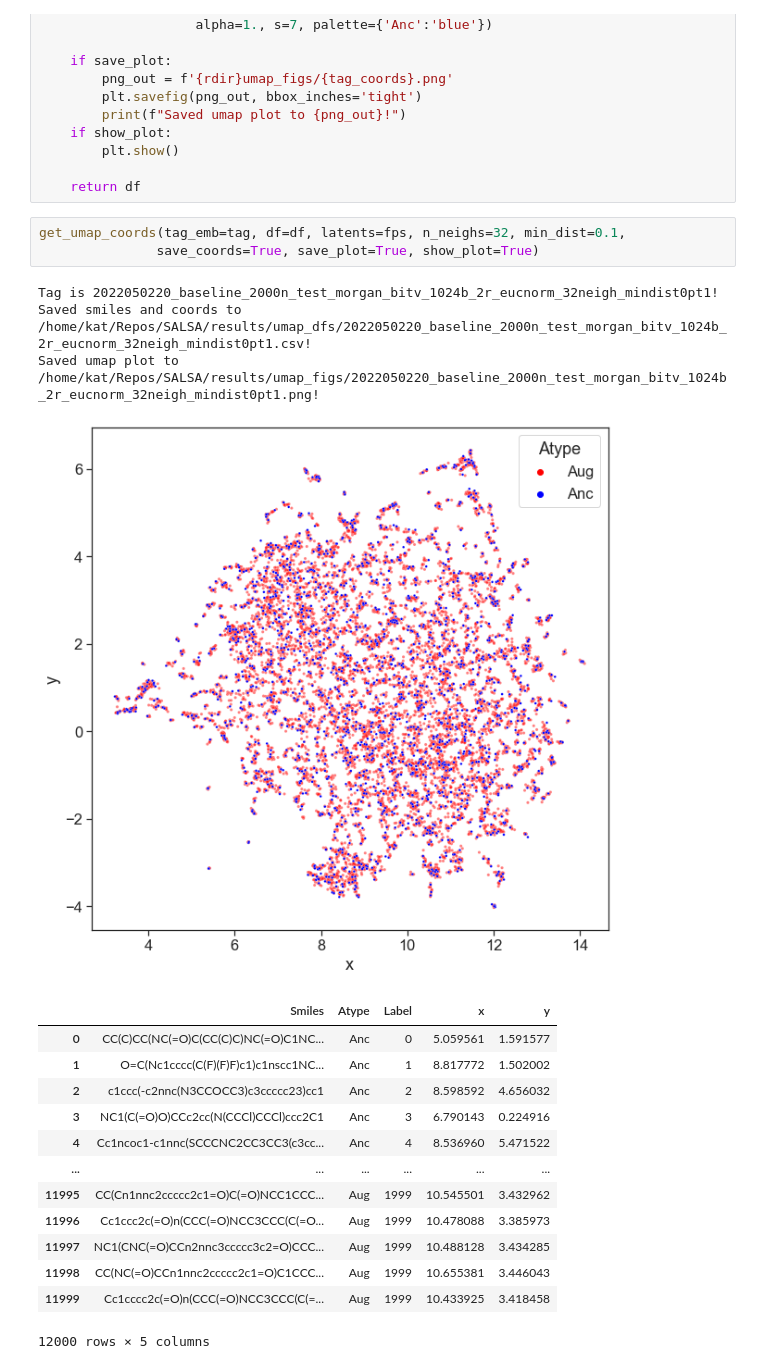
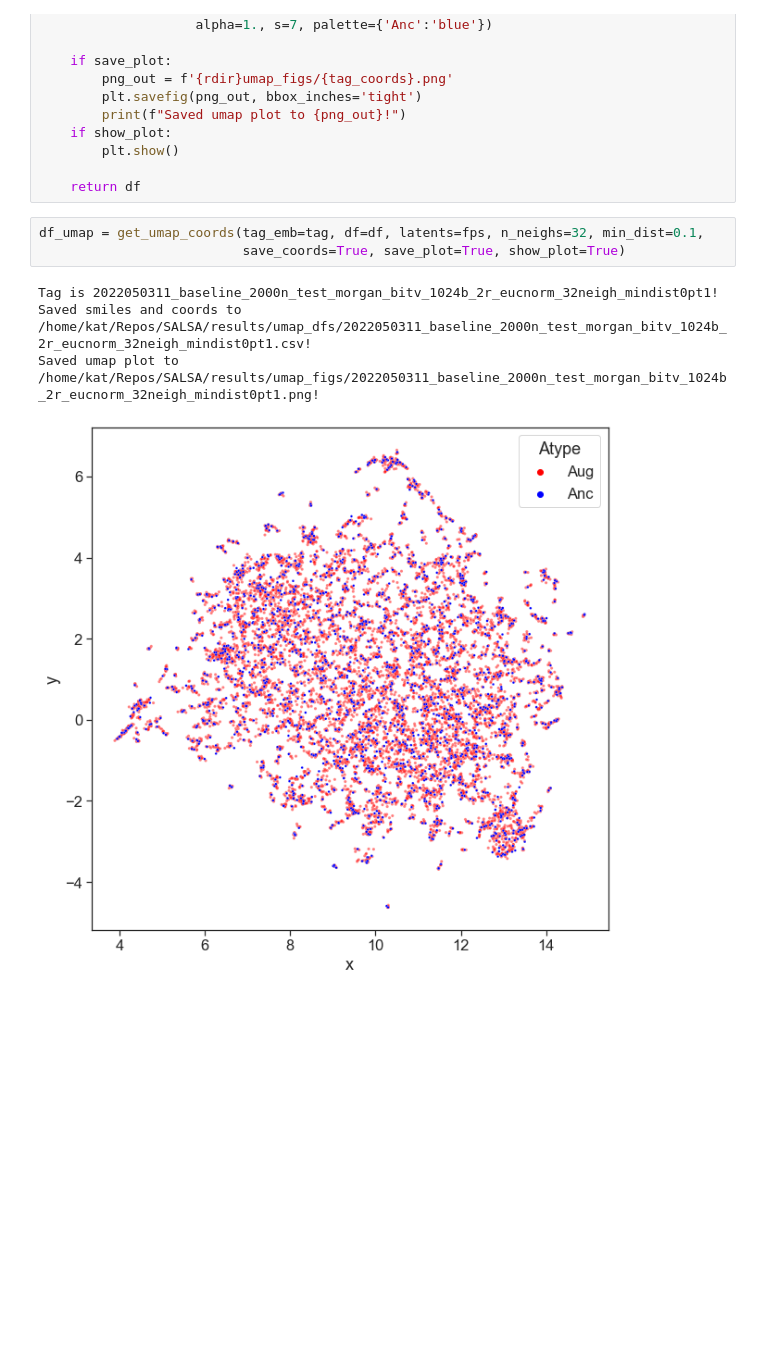
Before and after one commit to katfish666/SALSA, a Jupyter notebook: notebooks_03_baselines/20220502_fp_baseline_dists_and_umap.ipynb, the cells around one changed output. Cells and saved outputs as stored; diff of their text form; blank space fills up the shorter version.

```diff
--- a/notebooks_03_baselines/20220502_fp_baseline_dists_and_umap.ipynb
+++ b/notebooks_03_baselines/20220502_fp_baseline_dists_and_umap.ipynb
@@ -196,23 +224,10 @@ def get_umap_coords(tag_emb, df, latents, n_neighs, min_dist,
 
     return df
 # %%
-get_umap_coords(tag_emb=tag, df=df, latents=fps, n_neighs=32, min_dist=0.1,
-               save_coords=True, save_plot=True, show_plot=True)
+df_umap = get_umap_coords(tag_emb=tag, df=df, latents=fps, n_neighs=32, min_dist=0.1,
+                          save_coords=True, save_plot=True, show_plot=True)
 # %% [output]
-Tag is 2022050220_baseline_2000n_test_morgan_bitv_1024b_2r_eucnorm_32neigh_mindist0pt1!
-Saved smiles and coords to /home/kat/Repos/SALSA/results/umap_dfs/2022050220_baseline_2000n_test_morgan_bitv_1024b_2r_eucnorm_32neigh_mindist0pt1.csv!
-Saved umap plot to /home/kat/Repos/SALSA/results/umap_figs/2022050220_baseline_2000n_test_morgan_bitv_1024b_2r_eucnorm_32neigh_mindist0pt1.png!
+Tag is 2022050311_baseline_2000n_test_morgan_bitv_1024b_2r_eucnorm_32neigh_mindist0pt1!
+Saved smiles and coords to /home/kat/Repos/SALSA/results/umap_dfs/2022050311_baseline_2000n_test_morgan_bitv_1024b_2r_eucnorm_32neigh_mindist0pt1.csv!
+Saved umap plot to /home/kat/Repos/SALSA/results/umap_figs/2022050311_baseline_2000n_test_morgan_bitv_1024b_2r_eucnorm_32neigh_mindist0pt1.png!
-[figure, old version]
+[figure, new version]
-|  | Smiles | Atype | Label | x | y |
-| 0 | CC(C)CC(NC(=O)C(CC(C)C)NC(=O)C1NC... | Anc | 0 | 5.059561 | 1.591577 |
-| 1 | O=C(Nc1cccc(C(F)(F)F)c1)c1nscc1NC... | Anc | 1 | 8.817772 | 1.502002 |
-| 2 | c1ccc(-c2nnc(N3CCOCC3)c3ccccc23)cc1 | Anc | 2 | 8.598592 | 4.656032 |
-| 3 | NC1(C(=O)O)CCc2cc(N(CCCl)CCCl)ccc2C1 | Anc | 3 | 6.790143 | 0.224916 |
-| 4 | Cc1ncoc1-c1nnc(SCCCNC2CC3CC3(c3cc... | Anc | 4 | 8.536960 | 5.471522 |
-| ... | ... | ... | ... | ... | ... |
-| 11995 | CC(Cn1nnc2ccccc2c1=O)C(=O)NCC1CCC... | Aug | 1999 | 10.545501 | 3.432962 |
-| 11996 | Cc1ccc2c(=O)n(CCC(=O)NCC3CCC(C(=O... | Aug | 1999 | 10.478088 | 3.385973 |
-| 11997 | NC1(CNC(=O)CCn2nnc3ccccc3c2=O)CCC... | Aug | 1999 | 10.488128 | 3.434285 |
-| 11998 | CC(NC(=O)CCn1nnc2ccccc2c1=O)C1CCC... | Aug | 1999 | 10.655381 | 3.446043 |
-| 11999 | Cc1cccc2c(=O)n(CCC(=O)NCC3CCC(C(=... | Aug | 1999 | 10.433925 | 3.418458 |
-12000 rows × 5 columns
```
Also changed, not shown: parts of 8 cells of this notebook, 37 other files.
